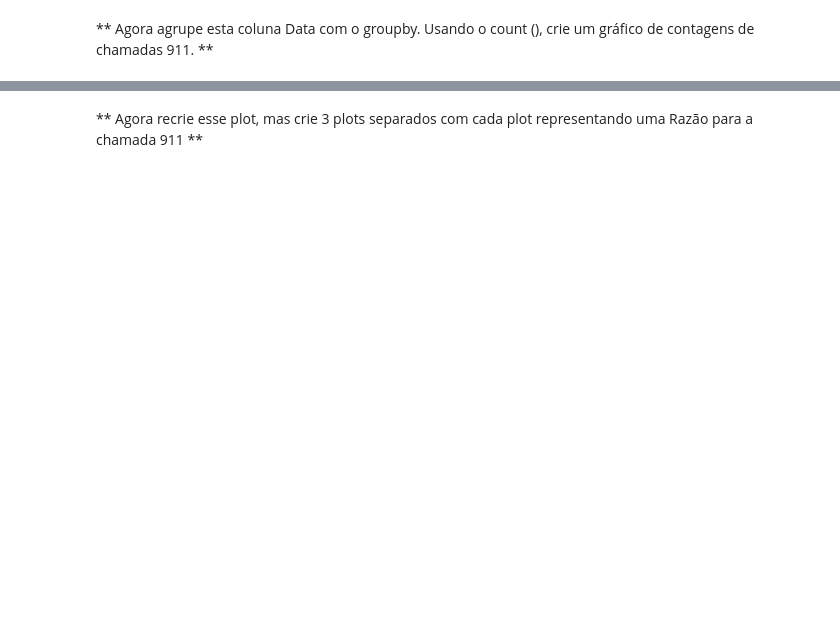
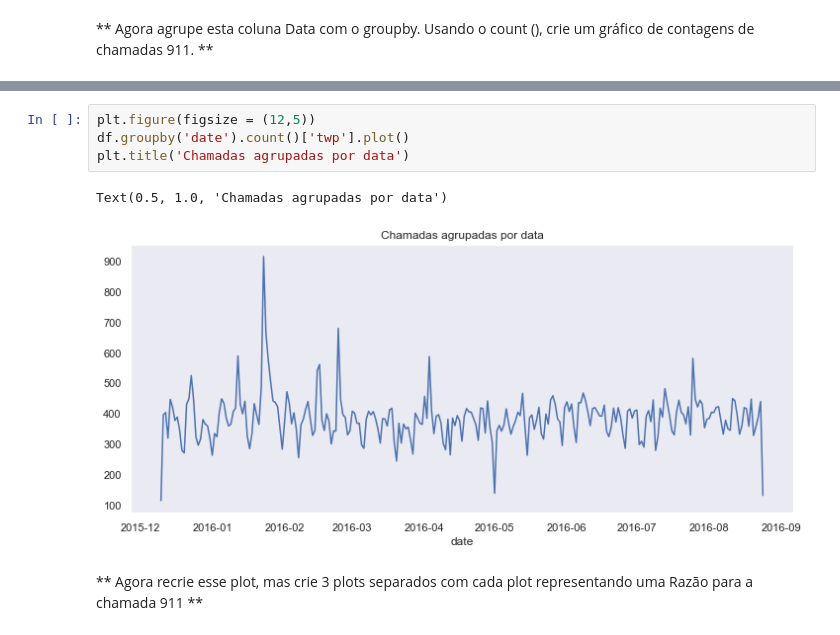
Before and after one commit to NilCordeiro/Analises-Exploratorias, a Jupyter notebook: Projeto de Dados ligação para 911/Projeto - Ligações para o 911.ipynb, the cells around one changed output, grey strips where cells are left out. Drawn from its saved outputs; the diff is of its cells as text; blank space fills up the shorter version.

```diff
--- a/Projeto de Dados ligação para 911/Projeto - Ligações para o 911.ipynb
+++ b/Projeto de Dados ligação para 911/Projeto - Ligações para o 911.ipynb
@@ -224,2 +238,9 @@ _____
+# %%
+plt.figure(figsize = (12,5))
+df.groupby('date').count()['twp'].plot()
+plt.title('Chamadas agrupadas por data')
+# %% [output]
+Text(0.5, 1.0, 'Chamadas agrupadas por data')
+[figure, added]
 # %% [markdown]
 ** Agora recrie esse plot, mas crie 3 plots separados com cada plot representando uma Razão para a chamada 911 **
```
Also changed, not shown: parts of 28 cells of this notebook, 1 other file.
